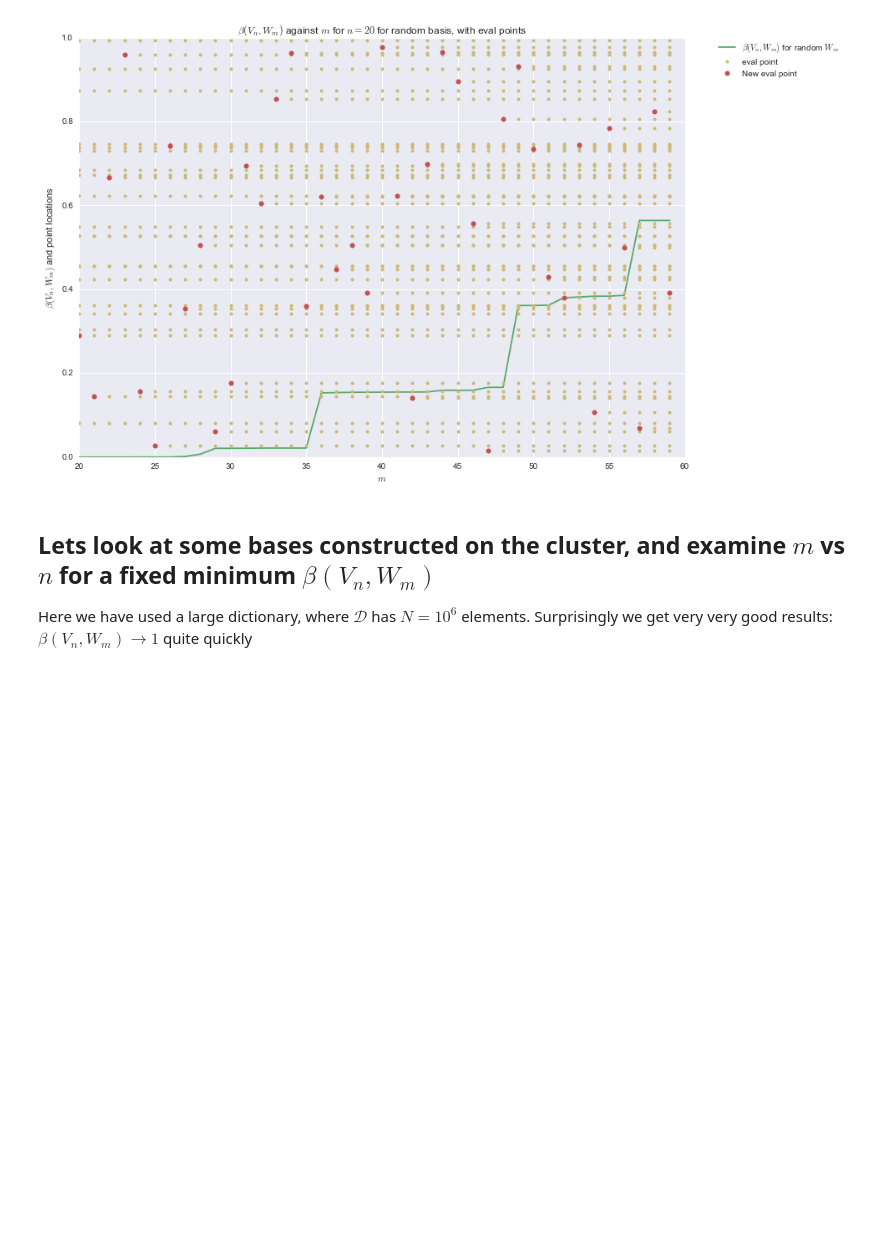
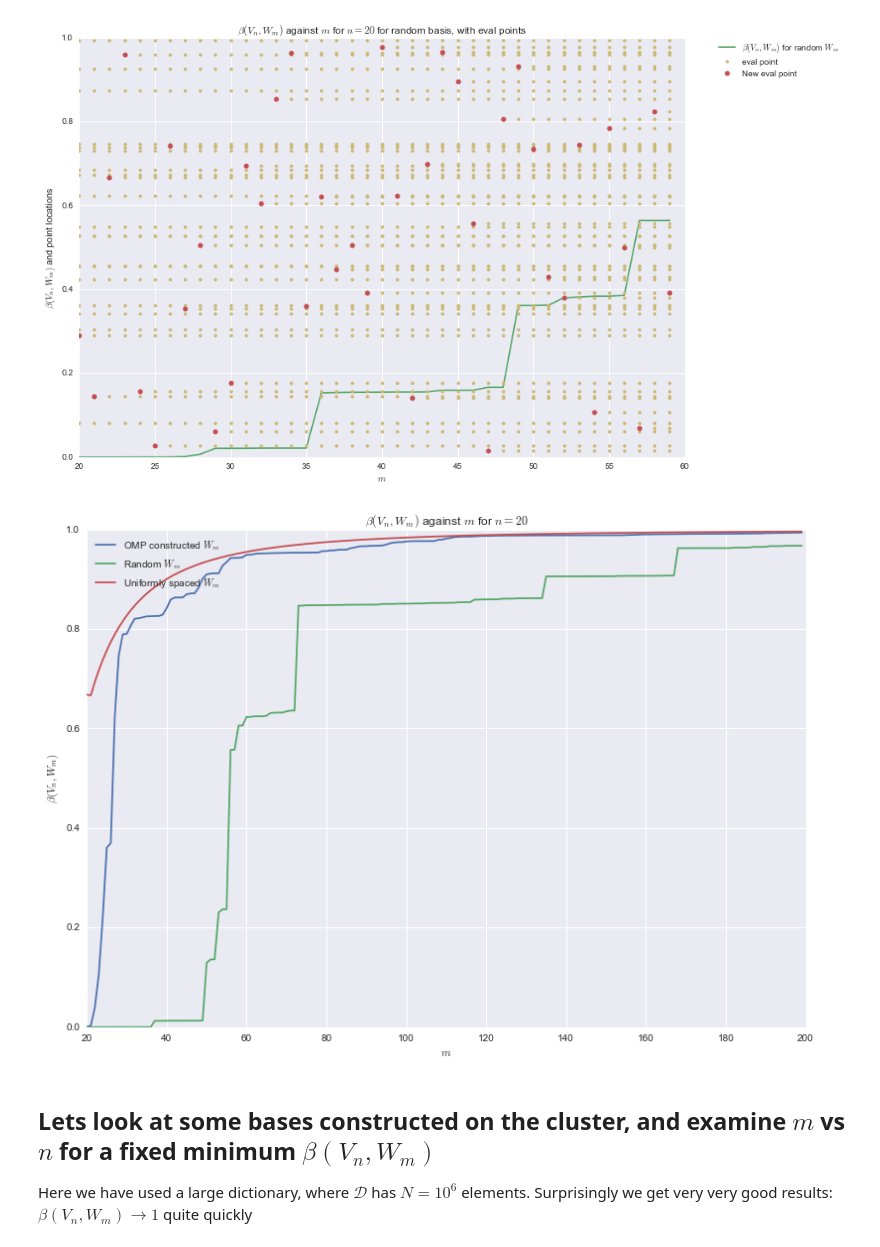
Before and after one commit to Catcher132/omp, a Jupyter notebook: 02_greedy_convergence.ipynb, the cells around one changed output. Drawn from its saved outputs; the diff is of its cells as text; code cells hidden in the pictures; blank space fills up the shorter version.

Commit message:
made plots a little more clear

```diff
--- a/02_greedy_convergence.ipynb
+++ b/02_greedy_convergence.ipynb
@@ -55,7 +55,7 @@ Wms_rand = []
 
 for j, n in enumerate(ns):
 
-    gbc = omp.GreedyBasisConstructor(m, dictionary, Vn.subspace(slice(0,n)), verbose=True)
+    gbc = omp.GreedyBasisConstructor(m, dictionary, Vn.subspace(slice(0,n)), verbose=False)
     Wm_omp = gbc.construct_basis()
     Wms_omp.append(Wm_omp)
     Wm_omp_o = Wm_omp.orthonormalise()
@@ -157,6 +157,42 @@ plt.show()
 [figure]
 [figure]
 [figure]
+# %%
+bs_unif_int = np.zeros((len(ns), m))
+Vn = omp.make_sin_basis(ns[-1])
+
+Wms_unif_int = []
+
+for j, n in enumerate(ns):
+    for i in range(n, m):
+
+        Wm_unif_int = omp.Basis([omp.Vector([x],[1.0],['H1delta']) for x in np.linspace(0.0, 1.0, i, endpoint=False)+0.5/i])
+        Wm_unif_int_o = Wm_unif_int.orthonormalise()
+
+        BP_ui = omp.BasisPair(Wm_unif_int_o, Vn.subspace(slice(0,n)))
+        FB_ui = BP_ui.make_favorable_basis()
+        bs_unif_int[j, i] = FB_ui.beta()
+# %%
+n = ns[1]
+Wm_omp = Wms_omp[1]
+Vn = Vn.subspace(slice(0, 20))
+b_omp = bs_omp[1,:]
+b_rand = bs_rand[1,:]
+b_ui = bs_unif_int[1,:]
+
+axs = []
+fig = plt.figure(figsize=(13, 9))
+ax = fig.add_subplot(1, 1, 1, title=r'$\beta(V_n, W_m)$ against $m$ for $n={{{0}}}$'.format(n))
+
+plt.plot(range(n,m), b_omp[n:], label=r'OMP constructed $W_m$')
+plt.plot(range(n,m), b_rand[n:], label=r'Random $W_m$')
+plt.plot(range(n,m), b_ui[n:], label=r'Uniformly spaced $W_m$')
+
+ax.set(xlabel=r'$m$', ylabel=r'$\beta(V_n, W_m)$')
+plt.legend(loc=2)
+plt.show()
+# %% [output]
+[figure, added]
 # %% [markdown]
 ## Lets look at some bases constructed on the cluster, and examine $m$ vs $n$ for a fixed minimum $\beta(V_n,W_m)$
 Here we have used a large dictionary, where $\mathcal{D}$ has $N = 10^6$ elements. Surprisingly we get very very good results: $\beta(V_n, W_m)\to 1$ quite quickly
```
